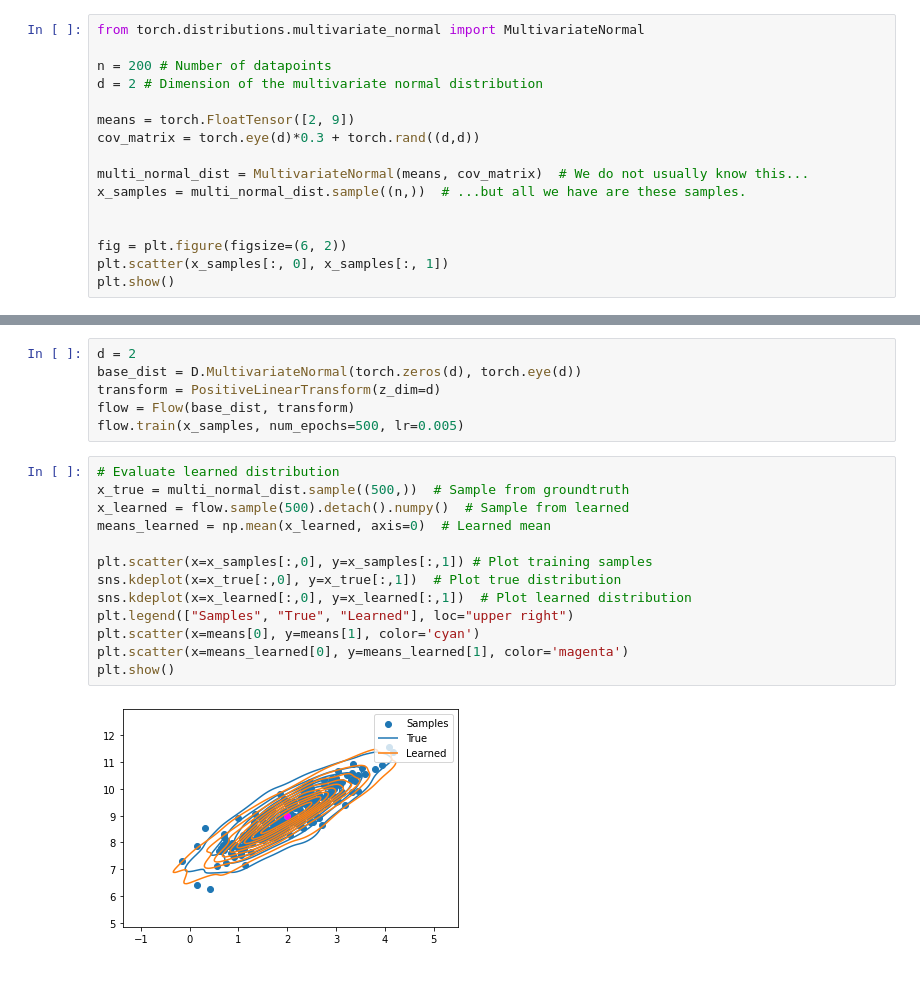
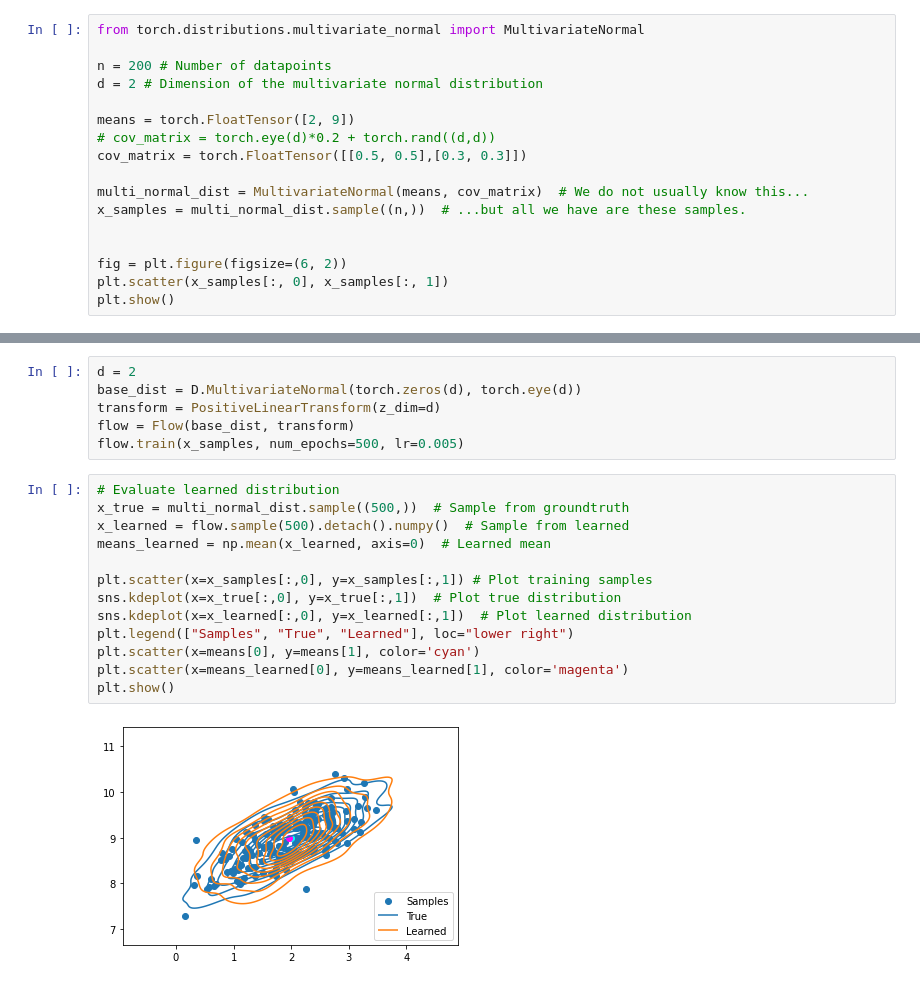
Before and after one commit to JuliaLinhart/NormalizingFlows, a Jupyter notebook: toy_example.ipynb, the cells around one changed output, grey strips where cells are left out. Drawn from its saved outputs; the diff is of its cells as text.

```diff
--- a/toy_example.ipynb
+++ b/toy_example.ipynb
@@ -123,7 +123,8 @@ n = 200 # Number of datapoints
 d = 2 # Dimension of the multivariate normal distribution
 
 means = torch.FloatTensor([2, 9])
-cov_matrix = torch.eye(d)*0.3 + torch.rand((d,d))
+# cov_matrix = torch.eye(d)*0.2 + torch.rand((d,d))
+cov_matrix = torch.FloatTensor([[0.5, 0.5],[0.3, 0.3]])
 
 multi_normal_dist = MultivariateNormal(means, cov_matrix)  # We do not usually know this...
 x_samples = multi_normal_dist.sample((n,))  # ...but all we have are these samples.
@@ -169,15 +170,15 @@ flow.train(x_samples, num_epochs=500, lr=0.005)
 # %%
 # Evaluate learned distribution
 x_true = multi_normal_dist.sample((500,))  # Sample from groundtruth
 x_learned = flow.sample(500).detach().numpy()  # Sample from learned
 means_learned = np.mean(x_learned, axis=0)  # Learned mean
 
 plt.scatter(x=x_samples[:,0], y=x_samples[:,1]) # Plot training samples
 sns.kdeplot(x=x_true[:,0], y=x_true[:,1])  # Plot true distribution
 sns.kdeplot(x=x_learned[:,0], y=x_learned[:,1])  # Plot learned distribution
-plt.legend(["Samples", "True", "Learned"], loc="upper right")
+plt.legend(["Samples", "True", "Learned"], loc="lower right")
 plt.scatter(x=means[0], y=means[1], color='cyan')
 plt.scatter(x=means_learned[0], y=means_learned[1], color='magenta')
 plt.show()
 # %% [output]
-[figure, old version]
+[figure, new version]
```
Also changed, not shown: parts of 5 cells of this notebook, 2 other files.
